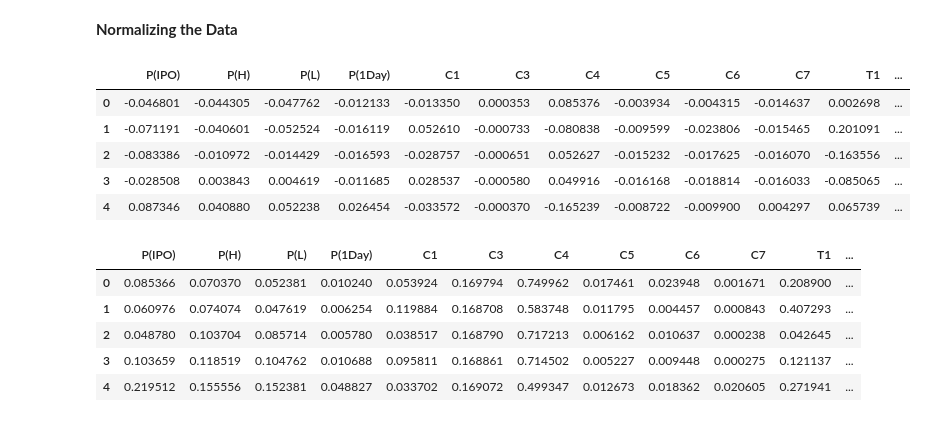
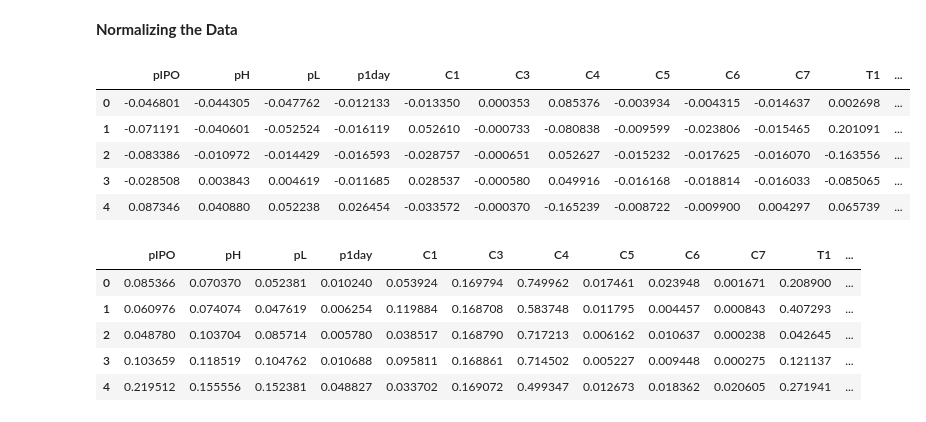
Before and after one commit to BA545-SP2019/2019-competition1-kerry-alex-and-mike, a Jupyter notebook: Alex_comp1.ipynb, the cells around one changed output. Drawn from its saved outputs; the diff is of its cells as text; code cells hidden in the pictures.

```diff
--- a/Alex_comp1.ipynb
+++ b/Alex_comp1.ipynb
@@ -67,14 +67,14 @@ memory usage: 154.5+ KB
 # %%
 # Define a pmid column to utilize later
 def Pmid(row):
-    return (row['P(H)'] + row['P(L)'])/2
+    return (row['pH'] + row['pL'])/2
 
 # add a new column with the values returned from the previous function
 df['Pmid'] = df.apply(lambda row: Pmid(row),axis=1)
 # %%
 # Define Pre-IPO Revision
 def Y1Func(row):
-    if row['P(IPO)'] < row['Pmid']:
+    if row['pIPO'] < row['Pmid']:
         return 1
     return 0
 
@@ -83,7 +83,7 @@ df['Y1'] = df.apply(lambda row: Y1Func(row),axis=1)
 # %%
 # Define Post-IPO Initial Return
 def Y2Func(row):
-    if row['P(IPO)'] < row['P(1Day)']:
+    if row['pIPO'] < row['p1day']:
         return 1
     return 0
 # add a new column with the values returned from the previous function
@@ -108,8 +108,8 @@ df['C5p'] = df.apply(lambda row: C5pFunc(row),axis=1)
 # %%
 # Define Up Revision
 def C6pFunc(row):
-    if row['P(IPO)'] > row['Pmid']:
-        return 100*(row['P(IPO)']-row['Pmid'])/row['Pmid']
+    if row['pIPO'] > row['Pmid']:
+        return 100*(row['pIPO']-row['Pmid'])/row['Pmid']
     return 0
 
 # add a new column with the values returned from the previous function
@@ -193,13 +193,13 @@ def normalize(col):
     colnorm = (col - mean) / (high - low)
     return colnorm
 # %%
-columns = ['P(IPO)', 'P(H)', 'P(L)', 'P(1Day)', 'C1', 'C3', 'C4', 'C5', 'C6', 'C7', 'T1', 'T2', 'T3', 'T4', 'T5','S1', 'S2', 'S3']
+columns = ['pIPO', 'pH', 'pL', 'p1day', 'C1', 'C3', 'C4', 'C5', 'C6', 'C7', 'T1', 'T2', 'T3', 'T4', 'T5', 'S1', 'S2', 'S3']
 df_norm = pd.DataFrame()
 for column in columns:
     df_norm[column] = normalize(df[column])
 df_norm.head()
 # %% [output]
-|  | P(IPO) | P(H) | P(L) | P(1Day) | C1 | C3 | C4 | C5 | C6 | C7 | T1 | ... |
+|  | pIPO | pH | pL | p1day | C1 | C3 | C4 | C5 | C6 | C7 | T1 | ... |
 | 0 | -0.046801 | -0.044305 | -0.047762 | -0.012133 | -0.013350 | 0.000353 | 0.085376 | -0.003934 | -0.004315 | -0.014637 | 0.002698 | ... |
 | 1 | -0.071191 | -0.040601 | -0.052524 | -0.016119 | 0.052610 | -0.000733 | -0.080838 | -0.009599 | -0.023806 | -0.015465 | 0.201091 | ... |
 | 2 | -0.083386 | -0.010972 | -0.014429 | -0.016593 | -0.028757 | -0.000651 | 0.052627 | -0.015232 | -0.017625 | -0.016070 | -0.163556 | ... |
@@ -214,7 +214,7 @@ x_scaled = scaler.fit_transform(x)
 df_scaled = pd.DataFrame(x_scaled,columns=columns)
 df_scaled.head()
 # %% [output]
-|  | P(IPO) | P(H) | P(L) | P(1Day) | C1 | C3 | C4 | C5 | C6 | C7 | T1 | ... |
+|  | pIPO | pH | pL | p1day | C1 | C3 | C4 | C5 | C6 | C7 | T1 | ... |
 | 0 | 0.085366 | 0.070370 | 0.052381 | 0.010240 | 0.053924 | 0.169794 | 0.749962 | 0.017461 | 0.023948 | 0.001671 | 0.208900 | ... |
 | 1 | 0.060976 | 0.074074 | 0.047619 | 0.006254 | 0.119884 | 0.168708 | 0.583748 | 0.011795 | 0.004457 | 0.000843 | 0.407293 | ... |
 | 2 | 0.048780 | 0.103704 | 0.085714 | 0.005780 | 0.038517 | 0.168790 | 0.717213 | 0.006162 | 0.010637 | 0.000238 | 0.042645 | ... |
```
Also changed, not shown: parts of 6 cells of this notebook, 1 other file.
